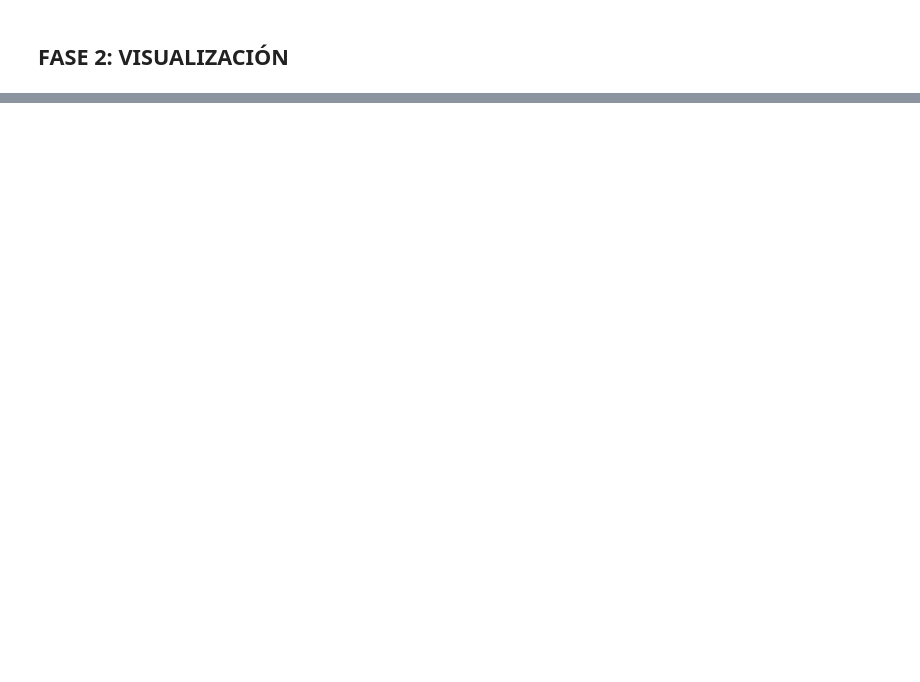
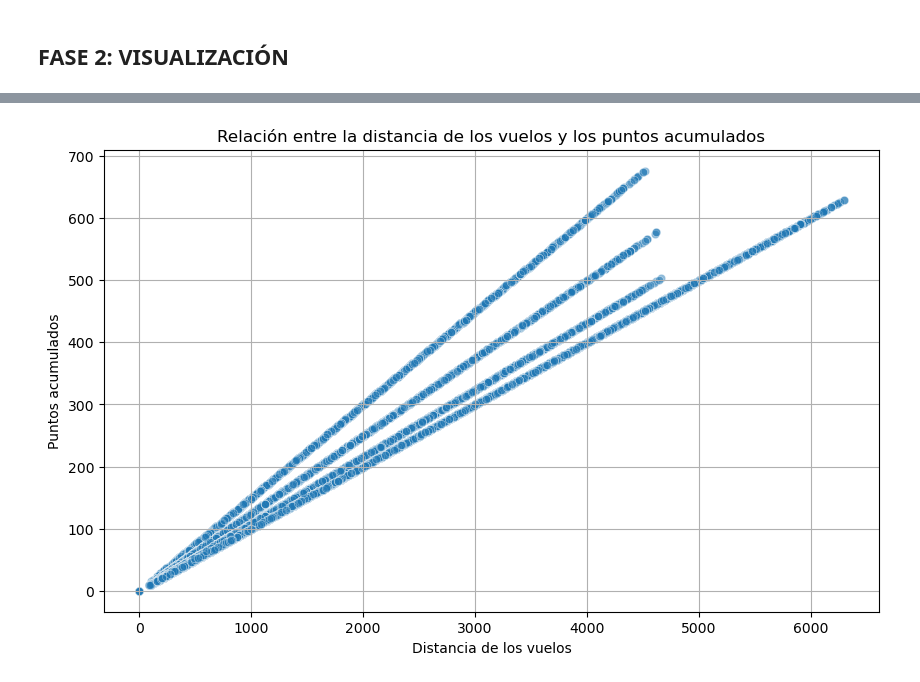
Before and after one commit to Adalab/bda-modulo-3-evaluacion-final-VeroSanchezO, a Jupyter notebook: Fase_2_Visualizacion_VSO.ipynb, the cells around one changed output, grey strips where cells are left out. Cells and saved outputs as stored; diff of their text form; code cells hidden in the pictures; blank space fills up the shorter version.

```diff
--- a/Fase_2_Visualizacion_VSO.ipynb
+++ b/Fase_2_Visualizacion_VSO.ipynb
@@ -40,0 +109,18 @@ pd.set_option('display.max_columns', None) # para poder visualizar todas las col
+# %%
+# Un scatterplot es ideal cuando queremos visualizar la relación entre dos variables numéricas
+
+plt.figure(figsize=(10, 6))
+
+# Creamos el scatterplot
+sns.scatterplot(x="Distance", y="Points Accumulated", data=df, alpha=0.5)
+
+# Añadimos el título y las etiquetas de los ejes
+plt.title('Relación entre la distancia de los vuelos y los puntos acumulados')
+plt.xlabel('Distancia de los vuelos')
+plt.ylabel('Puntos acumulados')
+
+# Mostramos la gráfica
+plt.grid(True)
+plt.show()
+# %% [output]
+[figure, added]
```
Also changed, not shown: parts of 8 cells of this notebook, 2 other files.
